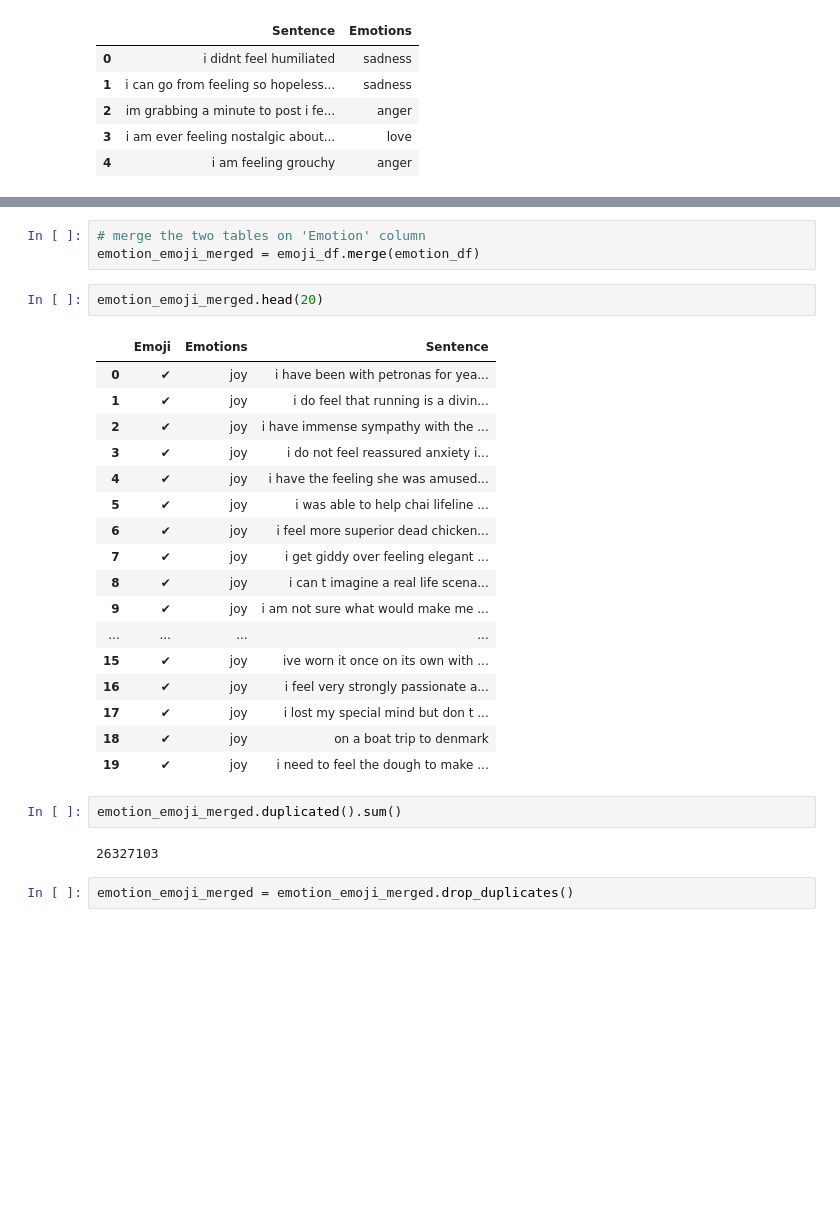
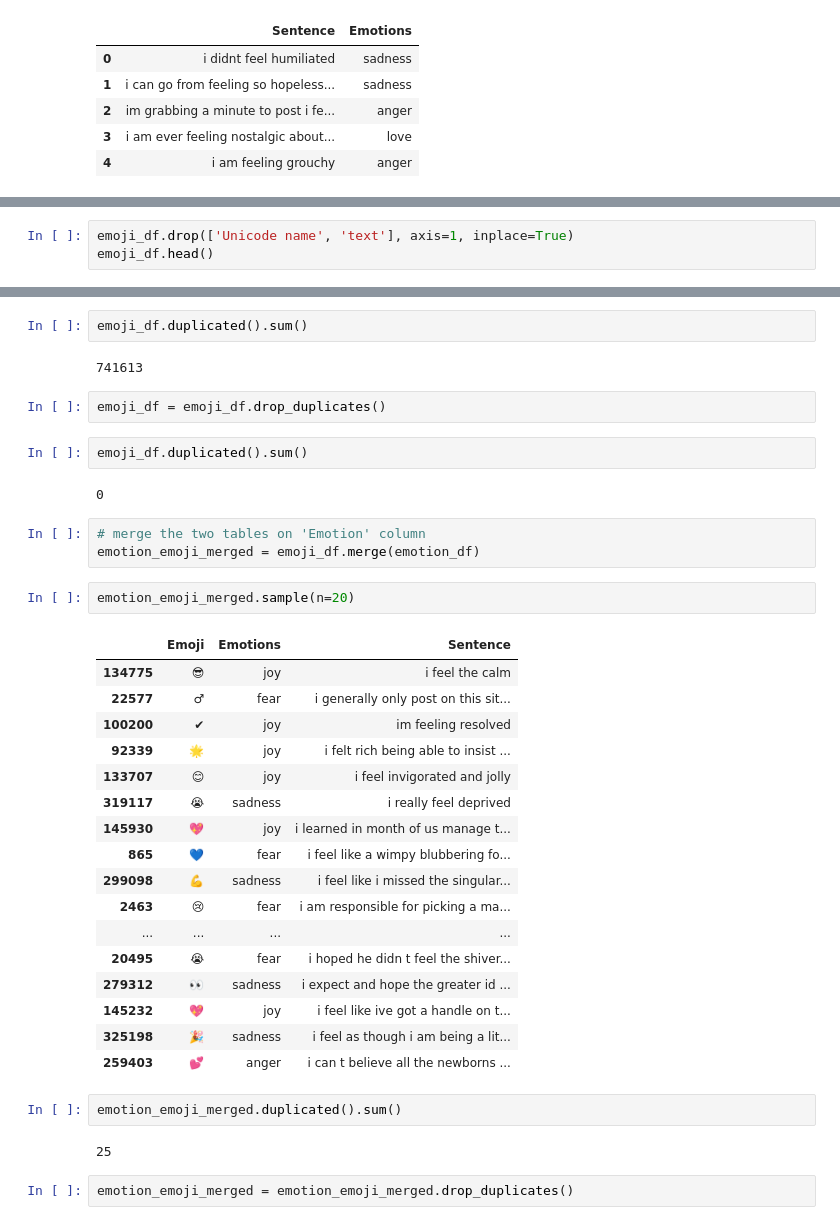
Before and after one commit to Jainlo/context-based-emoji-suggestion, a Jupyter notebook: src/model-build-2.ipynb, the cells around one changed output, grey strips where cells are left out. Drawn from its saved outputs; the diff is of its cells as text; blank space fills up the shorter version.

```diff
--- a/src/model-build-2.ipynb
+++ b/src/model-build-2.ipynb
@@ -403,0 +434,3 @@ emoji_df.head()
+# %%
+emoji_df.drop(['Unicode name', 'text'], axis=1, inplace=True)
+emoji_df.head()
@@ -404,30 +444,40 @@ emoji_df.head()
+# %%
+emoji_df.duplicated().sum()
+# %% [output]
+741613
+# %%
+emoji_df = emoji_df.drop_duplicates()
+# %%
+emoji_df.duplicated().sum()
+# %% [output]
+0
 # %%
 # merge the two tables on 'Emotion' column
 emotion_emoji_merged = emoji_df.merge(emotion_df)
 # %%
-emotion_emoji_merged.head(20)
+emotion_emoji_merged.sample(n=20)
 # %% [output]
 |  | Emoji | Emotions | Sentence |
-| 0 | ✔ | joy | i have been with petronas for yea... |
-| 1 | ✔ | joy | i do feel that running is a divin... |
-| 2 | ✔ | joy | i have immense sympathy with the ... |
-| 3 | ✔ | joy | i do not feel reassured anxiety i... |
-| 4 | ✔ | joy | i have the feeling she was amused... |
-| 5 | ✔ | joy | i was able to help chai lifeline ... |
-| 6 | ✔ | joy | i feel more superior dead chicken... |
-| 7 | ✔ | joy | i get giddy over feeling elegant ... |
-| 8 | ✔ | joy | i can t imagine a real life scena... |
-| 9 | ✔ | joy | i am not sure what would make me ... |
+| 134775 | 😎 | joy | i feel the calm |
+| 22577 | ♂ | fear | i generally only post on this sit... |
+| 100200 | ✔ | joy | im feeling resolved |
+| 92339 | 🌟 | joy | i felt rich being able to insist ... |
+| 133707 | 😊 | joy | i feel invigorated and jolly |
+| 319117 | 😭 | sadness | i really feel deprived |
+| 145930 | 💖 | joy | i learned in month of us manage t... |
+| 865 | 💙 | fear | i feel like a wimpy blubbering fo... |
+| 299098 | 💪 | sadness | i feel like i missed the singular... |
+| 2463 | 😢 | fear | i am responsible for picking a ma... |
 | ... | ... | ... | ... |
-| 15 | ✔ | joy | ive worn it once on its own with ... |
-| 16 | ✔ | joy | i feel very strongly passionate a... |
-| 17 | ✔ | joy | i lost my special mind but don t ... |
-| 18 | ✔ | joy | on a boat trip to denmark |
-| 19 | ✔ | joy | i need to feel the dough to make ... |
+| 20495 | 😭 | fear | i hoped he didn t feel the shiver... |
+| 279312 | 👀 | sadness | i expect and hope the greater id ... |
+| 145232 | 💖 | joy | i feel like ive got a handle on t... |
+| 325198 | 🎉 | sadness | i feel as though i am being a lit... |
+| 259403 | 💕 | anger | i can t believe all the newborns ... |
 # %%
 emotion_emoji_merged.duplicated().sum()
 # %% [output]
-26327103
+25
 # %%
 emotion_emoji_merged = emotion_emoji_merged.drop_duplicates()
 # %%
```
Also changed, not shown: parts of 18 cells of this notebook.
